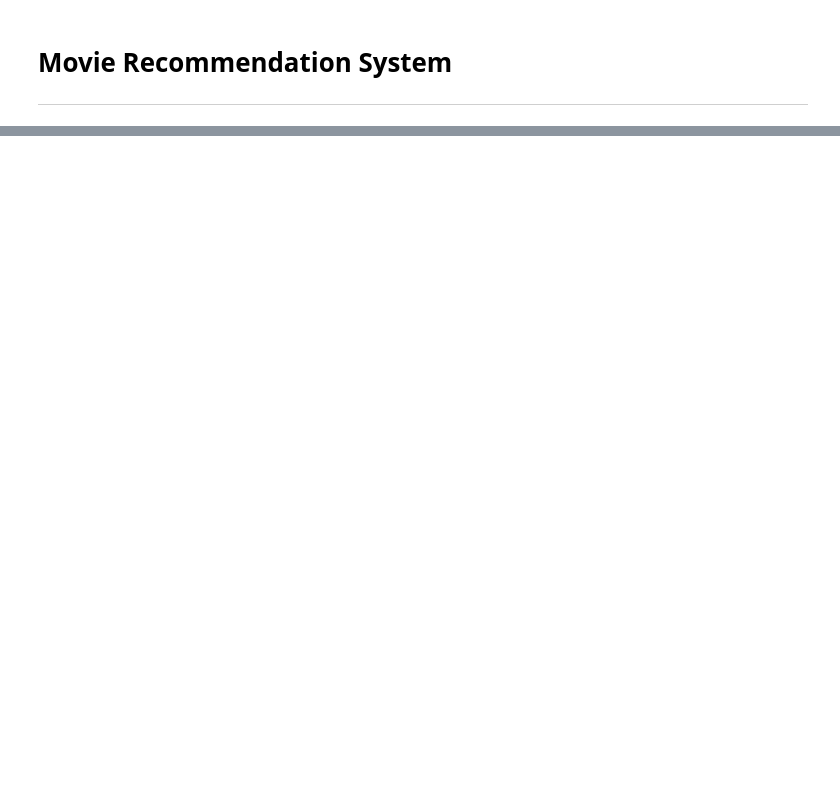
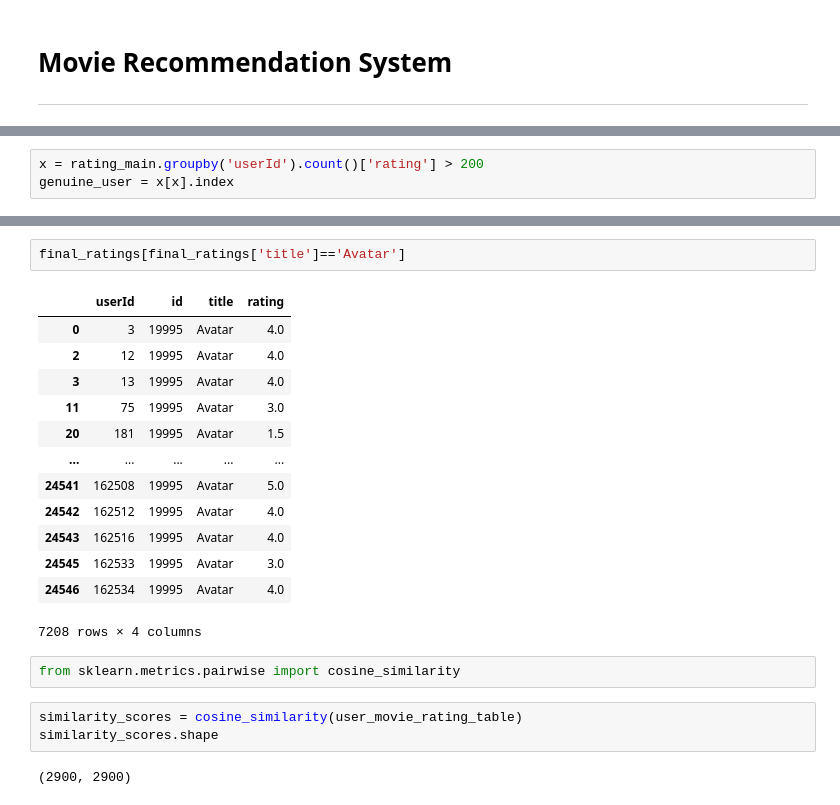
Before and after one commit to smabid2018/Netflix_movies_recomendation_System, a Jupyter notebook: Movie_Recommendation_System_Collaborative.ipynb, the cells around one changed output, grey strips where cells are left out. Saved outputs shown, nothing was run; the diff lists cells and outputs as text; blank space fills up the shorter version.

Commit message:
The data has been merged and similarity score has been calculated

```diff
--- a/Movie_Recommendation_System_Collaborative.ipynb
+++ b/Movie_Recommendation_System_Collaborative.ipynb
@@ -335,0 +112,3 @@ movie_list_in_training.head()
+# %%
+x = rating_main.groupby('userId').count()['rating'] > 200
+genuine_user = x[x].index
@@ -335,0 +149,23 @@ movie_list_in_training.head()
+# %%
+final_ratings[final_ratings['title']=='Avatar']
+# %% [output]
+|  | userId | id | title | rating |
+| 0 | 3 | 19995 | Avatar | 4.0 |
+| 2 | 12 | 19995 | Avatar | 4.0 |
+| 3 | 13 | 19995 | Avatar | 4.0 |
+| 11 | 75 | 19995 | Avatar | 3.0 |
+| 20 | 181 | 19995 | Avatar | 1.5 |
+| ... | ... | ... | ... | ... |
+| 24541 | 162508 | 19995 | Avatar | 5.0 |
+| 24542 | 162512 | 19995 | Avatar | 4.0 |
+| 24543 | 162516 | 19995 | Avatar | 4.0 |
+| 24545 | 162533 | 19995 | Avatar | 3.0 |
+| 24546 | 162534 | 19995 | Avatar | 4.0 |
+7208 rows × 4 columns
+# %%
+from sklearn.metrics.pairwise import cosine_similarity
+# %%
+similarity_scores = cosine_similarity(user_movie_rating_table)
+similarity_scores.shape
+# %% [output]
+(2900, 2900)
```
Also changed, not shown: parts of 68 cells of this notebook, 2 other files.
